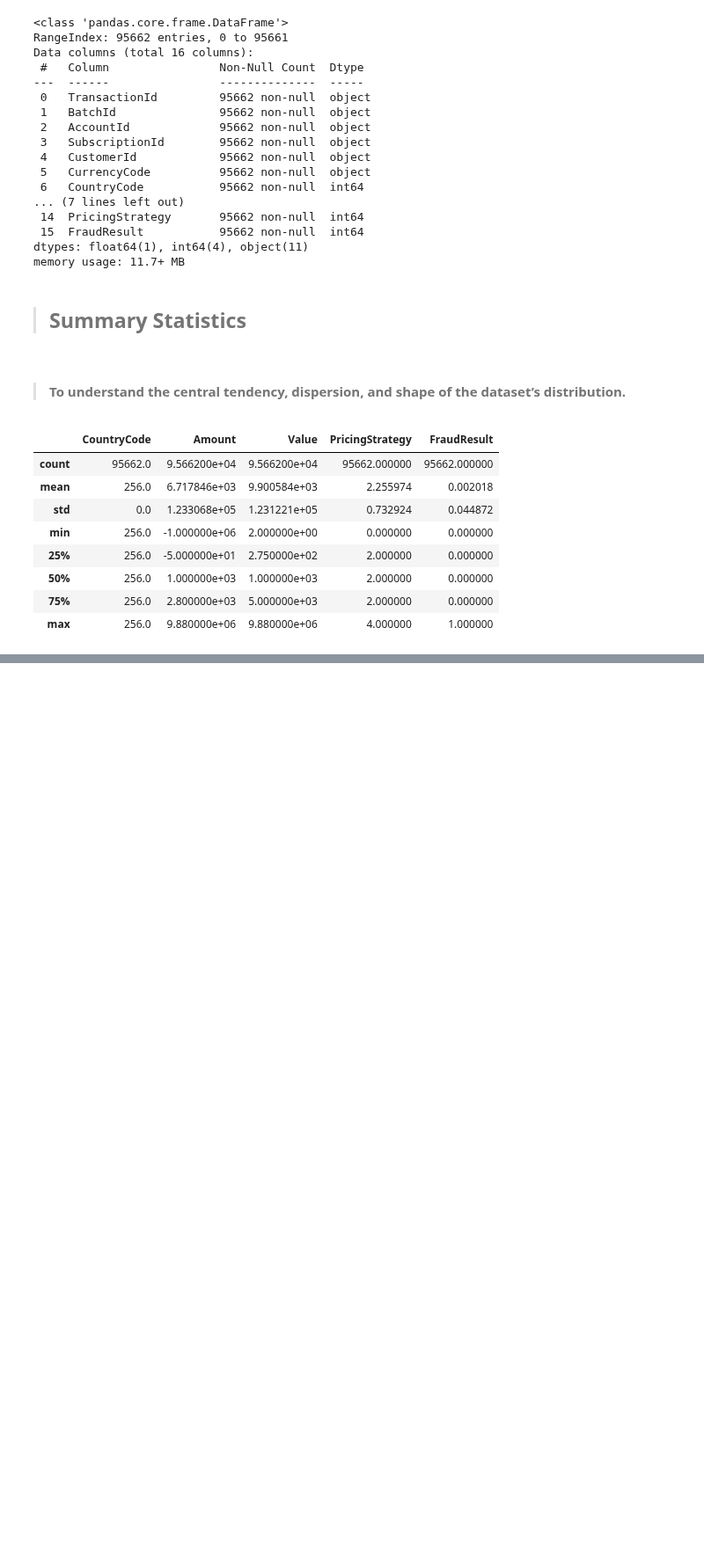
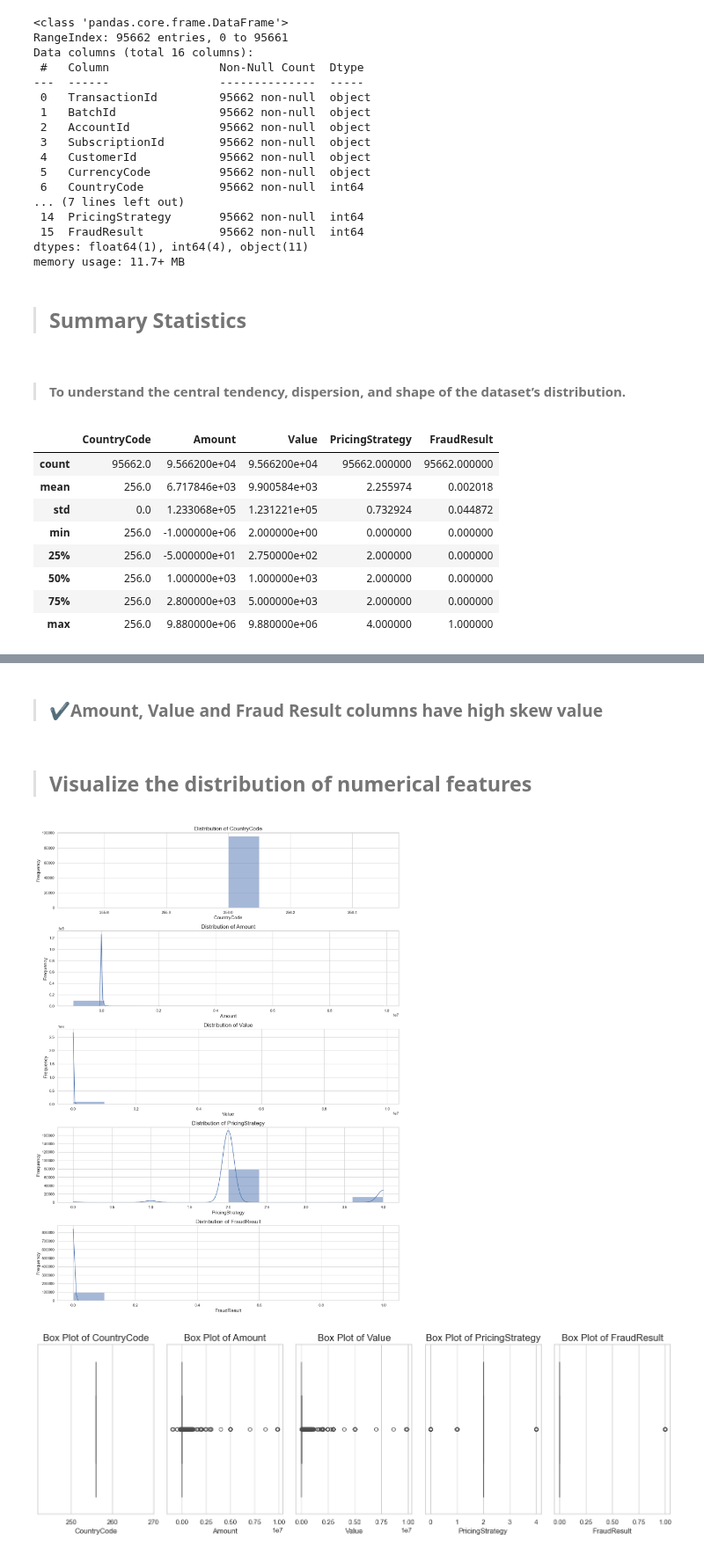
Before and after one commit to hanaDemma/Credit-Scoring_and_Risk-Analysis-week-6, a Jupyter notebook: notebooks/exploratory_analysis.ipynb, the cells around one changed output, grey strips where cells are left out. Shown at 88% size. Drawn from its saved outputs; the diff is of its cells as text; code cells hidden in the pictures; blank space fills up the shorter version.

Commit message:
> ## Visualize the distribution of numerical features

```diff
--- a/notebooks/exploratory_analysis.ipynb
+++ b/notebooks/exploratory_analysis.ipynb
@@ -8,6 +8,11 @@ warnings.filterwarnings('ignore')
 # %%
 import pandas as pd
 import numpy as np
+
+# Data Visualization
+import matplotlib.pyplot as plt
+import seaborn as sns
+plt.style.use('ggplot')
 # %% [markdown]
 > ## Overview of the Data
 # %% [markdown]
@@ -71,0 +178,10 @@ data.describe()
+# %% [markdown]
+> ### ✔Amount, Value and Fraud Result columns have high skew value
+# %% [markdown]
+> ## Visualize the distribution of numerical features
+# %%
+from scripts.visualize import visualize_numerical_features
+visualize_numerical_features(data)
+# %% [output]
+[figure, added]
+[figure, added]
```
Also changed, not shown: parts of 11 cells of this notebook, 2 other files.
